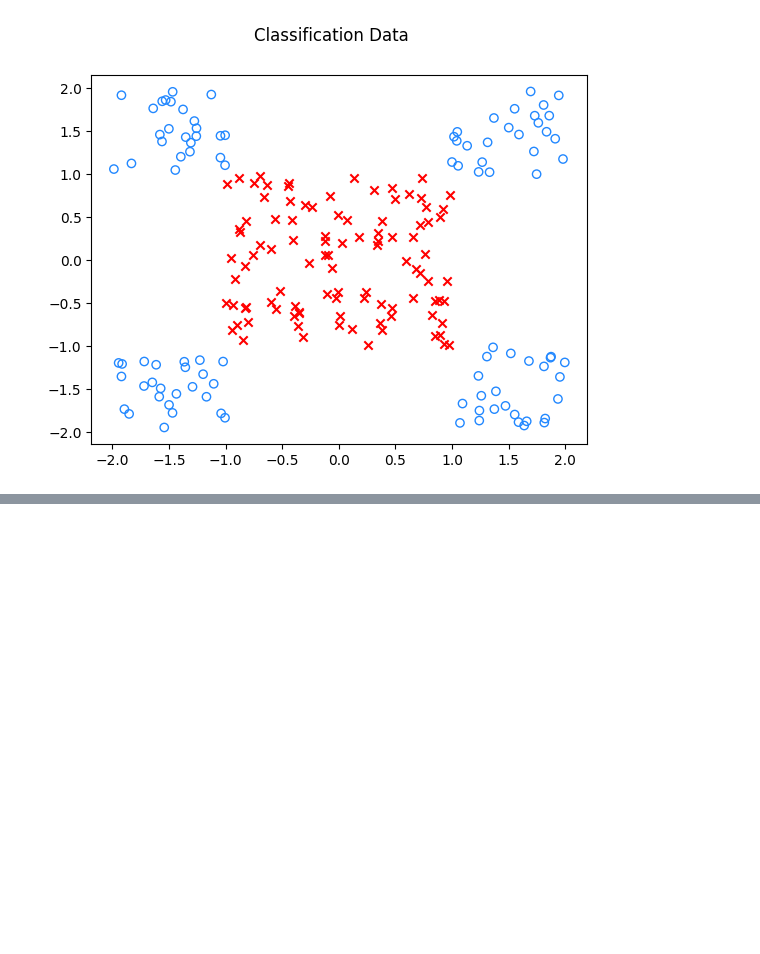
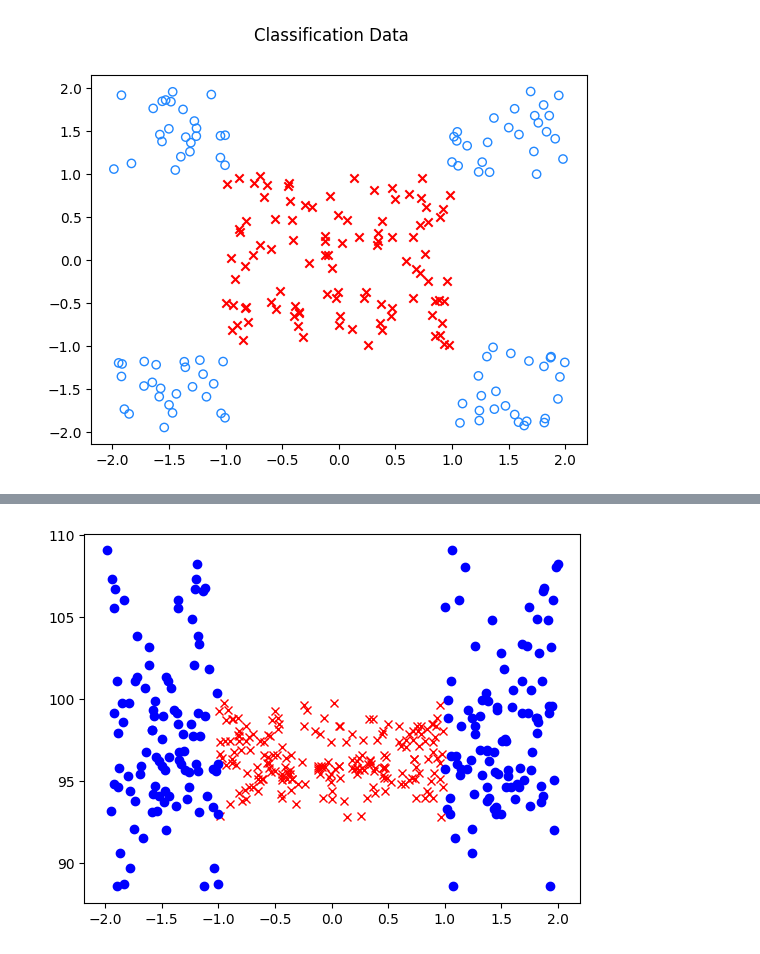
Before and after one commit to mihir1125/machine-learning, a Jupyter notebook: logistic_regression.ipynb, the cells around one changed output, grey strips where cells are left out. Saved outputs shown, nothing was run; the diff lists cells and outputs as text; code cells hidden in the pictures; blank space fills up the shorter version.

Commit message:
Add cost function and gradient descent

```diff
--- a/logistic_regression.ipynb
+++ b/logistic_regression.ipynb
@@ -97,3 +131,14 @@ plt.show()
 X_train_pos: (100, 2), y_train_pos: (100,)
 X_train_neg: (100, 2), y_train_neg: (100,)
 [figure]
+# %%
+def model_circle(X, w, b):
+    return np.dot(np.square(X), w) + b
+# %%
+dJ_dw, dJ_db = compute_gradient_logistic(model_circle, X_train, y_train.reshape(-1, 1), [2, 2], 2)
+print(f"{dJ_dw=}, {dJ_db=}")
+m, n = X_train.shape
+yhats = np.array([1 if sigmoid(model_circle(x, dJ_dw, dJ_db)) > 0.5 else 0 for x in X_train_neg], dtype=np.int64)
+
+corrects = yhats[yhats == y_train_neg]
+print(f"Corrects: {len(corrects)}, Total: {m}")
@@ -99,0 +174,7 @@ X_train_neg: (100, 2), y_train_neg: (100,)
+# %%
+fig, ax = plt.subplots()
+ax.plot(X_train_pos, model_circle(X_train_pos, dJ_dw, dJ_db), 'rx')
+ax.plot(X_train_neg, model_circle(X_train_neg, dJ_dw, dJ_db), 'bo')
+plt.show()
+# %% [output]
+[figure, added]
```
Also changed, not shown: parts of 4 cells of this notebook.
